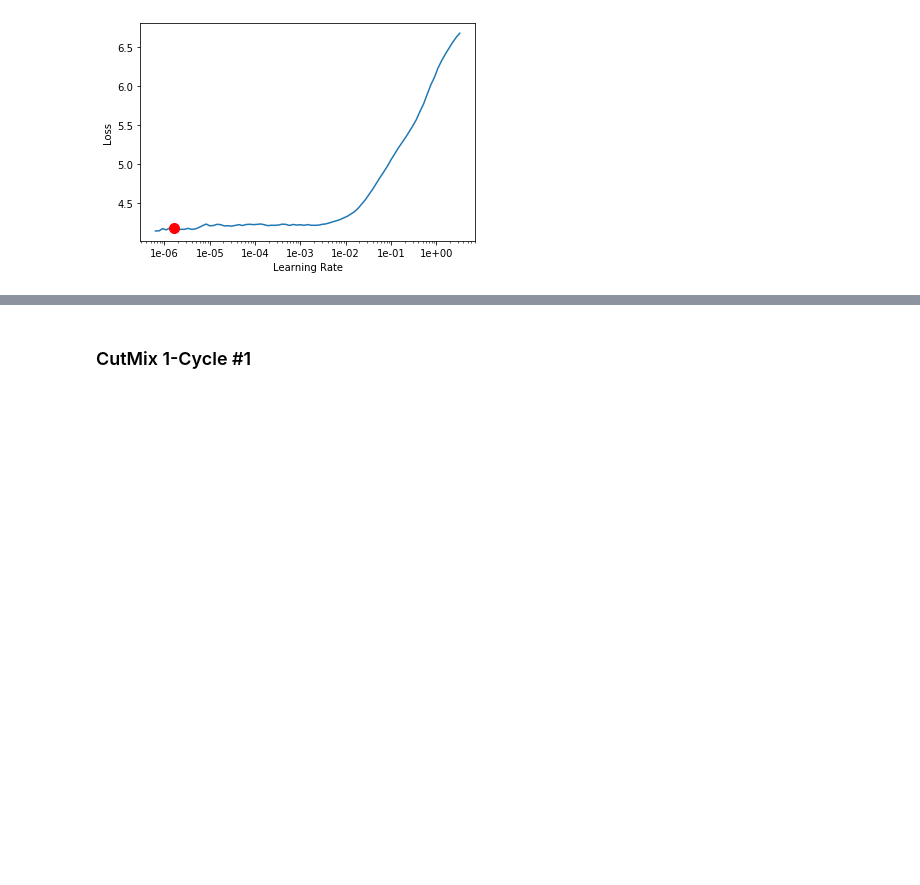
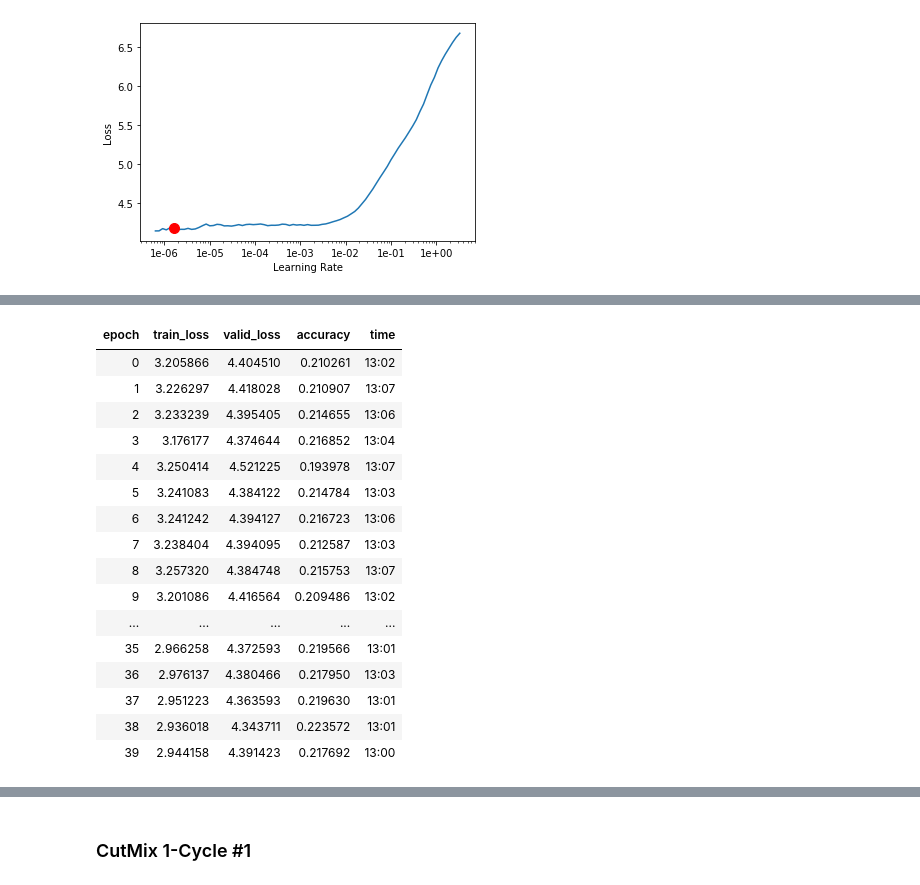
Before and after one commit to MicPie/recursion-cellular-image-classification, a Jupyter notebook: rcic_v21_adacos_se_xresnet_crop.ipynb, the cells around one changed output, grey strips where cells are left out. Saved outputs shown, nothing was run; the diff lists cells and outputs as text; code cells hidden in the pictures; blank space fills up the shorter version.

```diff
--- a/rcic_v21_adacos_se_xresnet_crop.ipynb
+++ b/rcic_v21_adacos_se_xresnet_crop.ipynb
@@ -970,3 +992,23 @@ learn.recorder.plot_lr()
 learn.save('resnet50/adacos_se_xresnet50c_crop_128e037_256e084_190809')
 # %%
 learn.load('resnet50/adacos_se_xresnet50c_crop_128e037_256e084_190809');
+# %%
+learn.fit_one_cycle(40, max_lr=1e-4)
+# %% [output]
+| epoch | train_loss | valid_loss | accuracy | time |
+| 0 | 3.205866 | 4.404510 | 0.210261 | 13:02 |
+| 1 | 3.226297 | 4.418028 | 0.210907 | 13:07 |
+| 2 | 3.233239 | 4.395405 | 0.214655 | 13:06 |
+| 3 | 3.176177 | 4.374644 | 0.216852 | 13:04 |
+| 4 | 3.250414 | 4.521225 | 0.193978 | 13:07 |
+| 5 | 3.241083 | 4.384122 | 0.214784 | 13:03 |
+| 6 | 3.241242 | 4.394127 | 0.216723 | 13:06 |
+| 7 | 3.238404 | 4.394095 | 0.212587 | 13:03 |
+| 8 | 3.257320 | 4.384748 | 0.215753 | 13:07 |
+| 9 | 3.201086 | 4.416564 | 0.209486 | 13:02 |
+| ... | ... | ... | ... | ... |
+| 35 | 2.966258 | 4.372593 | 0.219566 | 13:01 |
+| 36 | 2.976137 | 4.380466 | 0.217950 | 13:03 |
+| 37 | 2.951223 | 4.363593 | 0.219630 | 13:01 |
+| 38 | 2.936018 | 4.343711 | 0.223572 | 13:01 |
+| 39 | 2.944158 | 4.391423 | 0.217692 | 13:00 |
```
Also changed, not shown: parts of 17 cells of this notebook, 4 other files.
